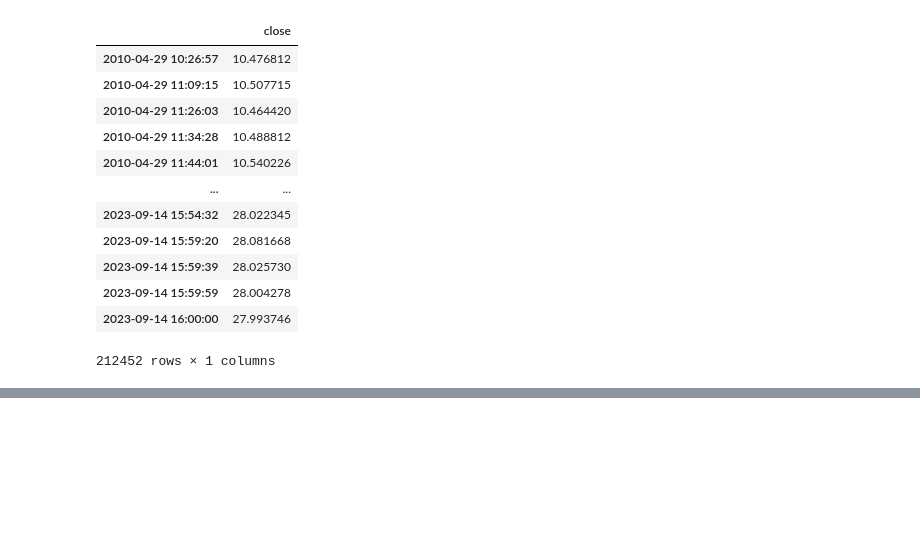
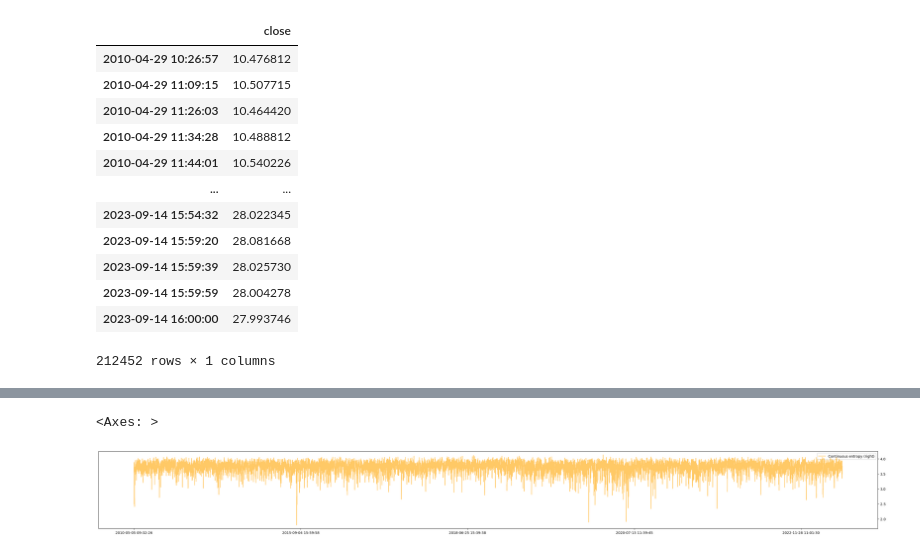
Before and after one commit to Tommylee1013/FinancialMachineLearning, a Jupyter notebook: Notes/Features/Entropy.ipynb, the cells around one changed output, grey strips where cells are left out. Saved outputs shown, nothing was run; the diff lists cells and outputs as text; code cells hidden in the pictures; blank space fills up the shorter version.

```diff
--- a/Notes/Features/Entropy.ipynb
+++ b/Notes/Features/Entropy.ipynb
@@ -63,0 +62,7 @@ TypeError: ContinuousEntropy() takes no arguments
+# %%
+cont_etp = cont_etp.continuous_entropy(correlation = False)
+# %%
+cont_etp.plot(color = 'orange', alpha = 0.6, secondary_y = True, figsize = (40,4))
+# %% [output]
+<Axes: >
+[figure, added]
```
Also changed, not shown: parts of 13 cells of this notebook, 8 other files.
